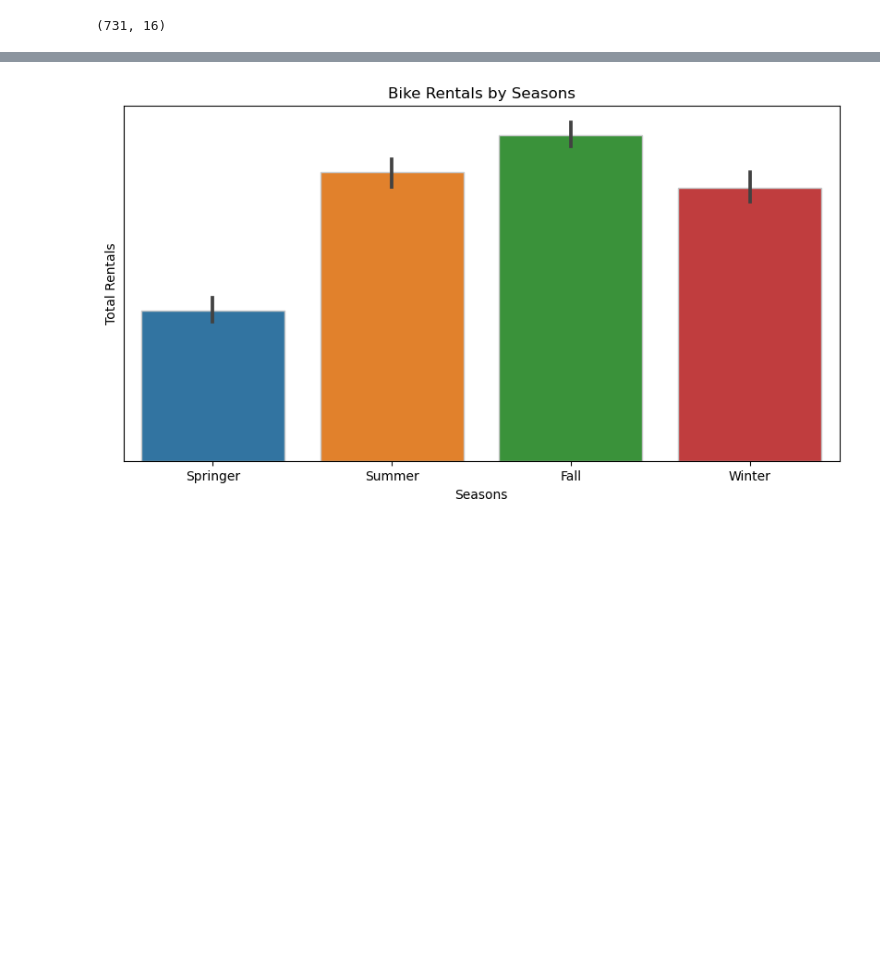
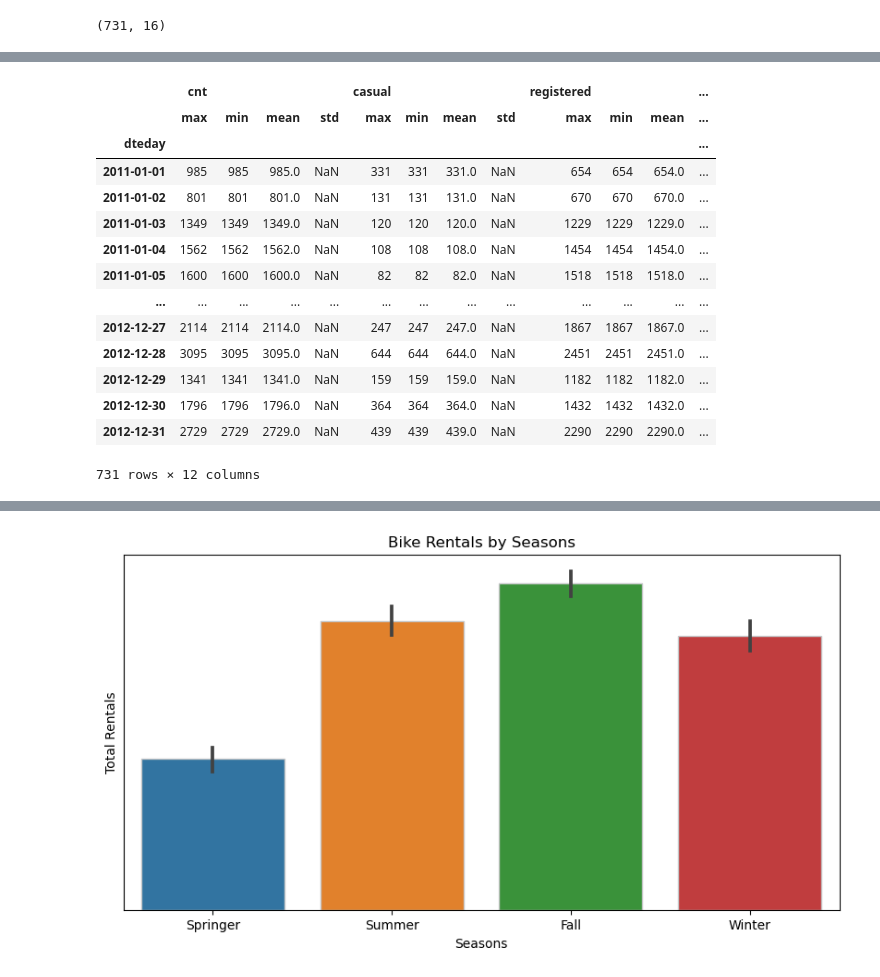
Before and after one commit to cukiprit/Submission-Dicoding-Data-Analysis, a Jupyter notebook: main.ipynb, the cells around one changed output, grey strips where cells are left out. Cells and saved outputs as stored; diff of their text form; code cells hidden in the pictures; blank space fills up the shorter version.

```diff
--- a/main.ipynb
+++ b/main.ipynb
@@ -316,0 +270,22 @@ categorical_df["mnth"] = categorical_df["mnth"].map(month)
+# %%
+day_df.groupby("dteday").agg({
+  "cnt": ["max", "min", "mean", "std"],
+  "casual": ["max", "min", "mean", "std"],
+  "registered": ["max", "min", "mean", "std"],
+})
+# %% [output]
+|  | cnt |  |  |  | casual |  |  |  | registered |  |  | ... |
+|  | max | min | mean | std | max | min | mean | std | max | min | mean | ... |
+| dteday |  |  |  |  |  |  |  |  |  |  |  | ... |
+| 2011-01-01 | 985 | 985 | 985.0 | NaN | 331 | 331 | 331.0 | NaN | 654 | 654 | 654.0 | ... |
+| 2011-01-02 | 801 | 801 | 801.0 | NaN | 131 | 131 | 131.0 | NaN | 670 | 670 | 670.0 | ... |
+| 2011-01-03 | 1349 | 1349 | 1349.0 | NaN | 120 | 120 | 120.0 | NaN | 1229 | 1229 | 1229.0 | ... |
+| 2011-01-04 | 1562 | 1562 | 1562.0 | NaN | 108 | 108 | 108.0 | NaN | 1454 | 1454 | 1454.0 | ... |
+| 2011-01-05 | 1600 | 1600 | 1600.0 | NaN | 82 | 82 | 82.0 | NaN | 1518 | 1518 | 1518.0 | ... |
+| ... | ... | ... | ... | ... | ... | ... | ... | ... | ... | ... | ... | ... |
+| 2012-12-27 | 2114 | 2114 | 2114.0 | NaN | 247 | 247 | 247.0 | NaN | 1867 | 1867 | 1867.0 | ... |
+| 2012-12-28 | 3095 | 3095 | 3095.0 | NaN | 644 | 644 | 644.0 | NaN | 2451 | 2451 | 2451.0 | ... |
+| 2012-12-29 | 1341 | 1341 | 1341.0 | NaN | 159 | 159 | 159.0 | NaN | 1182 | 1182 | 1182.0 | ... |
+| 2012-12-30 | 1796 | 1796 | 1796.0 | NaN | 364 | 364 | 364.0 | NaN | 1432 | 1432 | 1432.0 | ... |
+| 2012-12-31 | 2729 | 2729 | 2729.0 | NaN | 439 | 439 | 439.0 | NaN | 2290 | 2290 | 2290.0 | ... |
+731 rows × 12 columns
```
Also changed, not shown: parts of 50 cells of this notebook, 1 other file.
